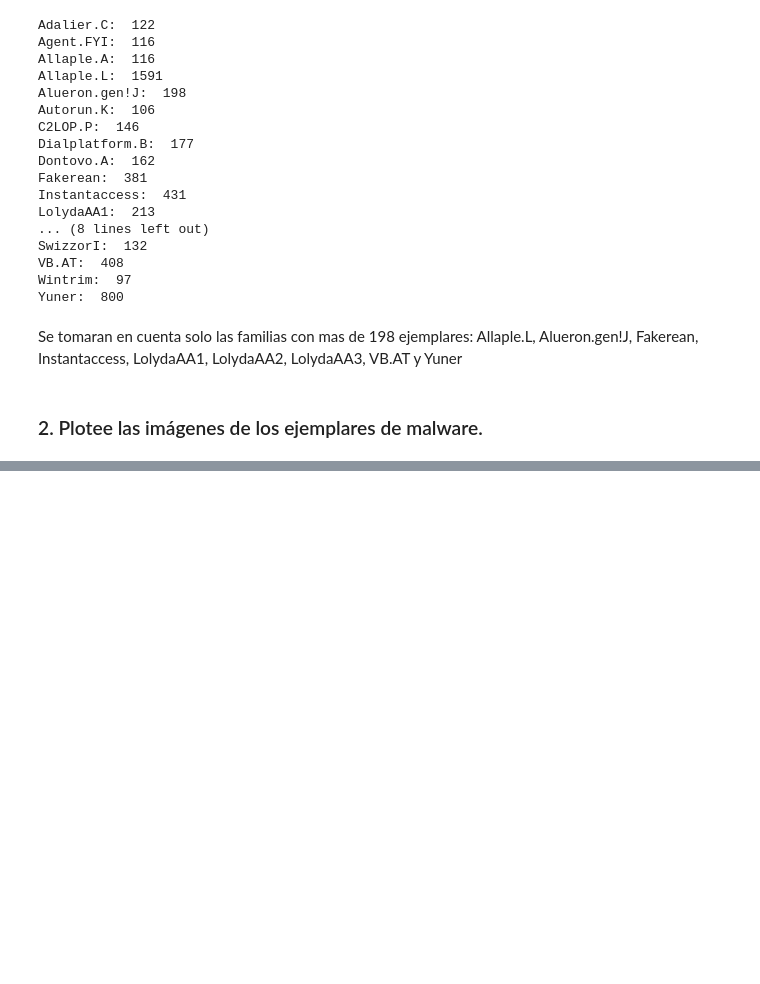
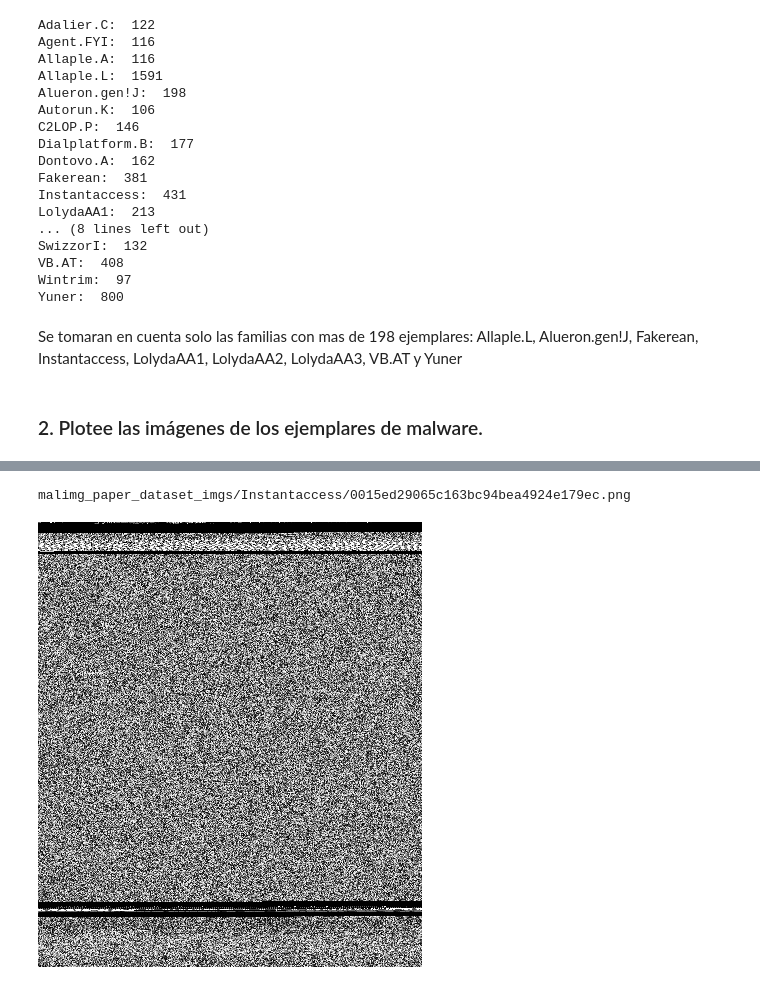
Before and after one commit to sergiomarchena16/lab7-sds, a Jupyter notebook: main.ipynb, the cells around one changed output, grey strips where cells are left out. Saved outputs shown, nothing was run; the diff lists cells and outputs as text; code cells hidden in the pictures; blank space fills up the shorter version.

```diff
--- a/main.ipynb
+++ b/main.ipynb
@@ -88,0 +119,10 @@ Se tomaran en cuenta solo las familias con mas de 198 ejemplares: Allaple.L, Alu
+# %%
+# Instantaccess
+
+img = random.choice(Instantaccess)
+dir = 'malimg_paper_dataset_imgs/Instantaccess/' + img
+print(dir)
+display(Image(filename=dir))
+# %% [output]
+malimg_paper_dataset_imgs/Instantaccess/0015ed29065c163bc94bea4924e179ec.png
+[figure, added]
```
Also changed, not shown: parts of 10 cells of this notebook.
